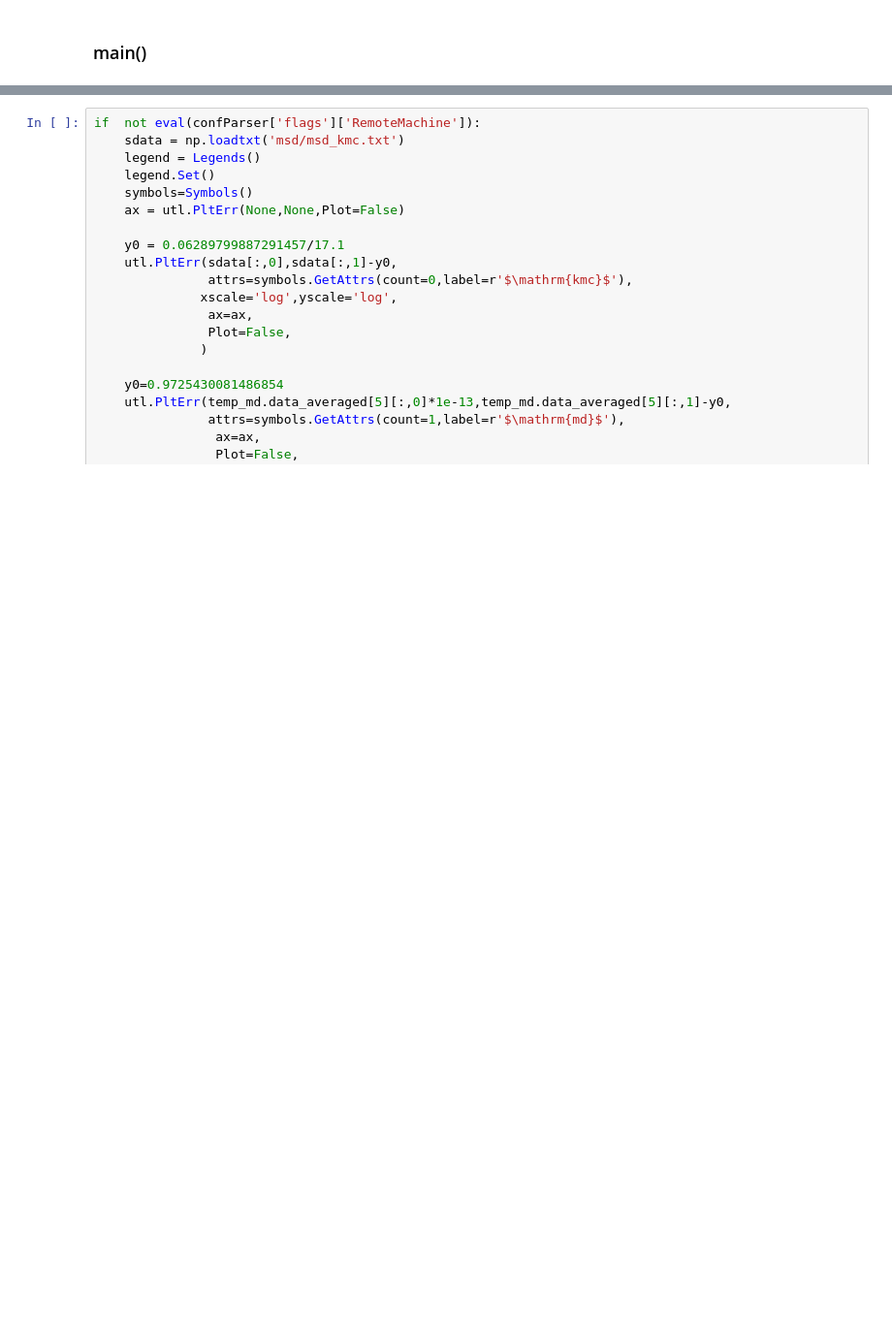
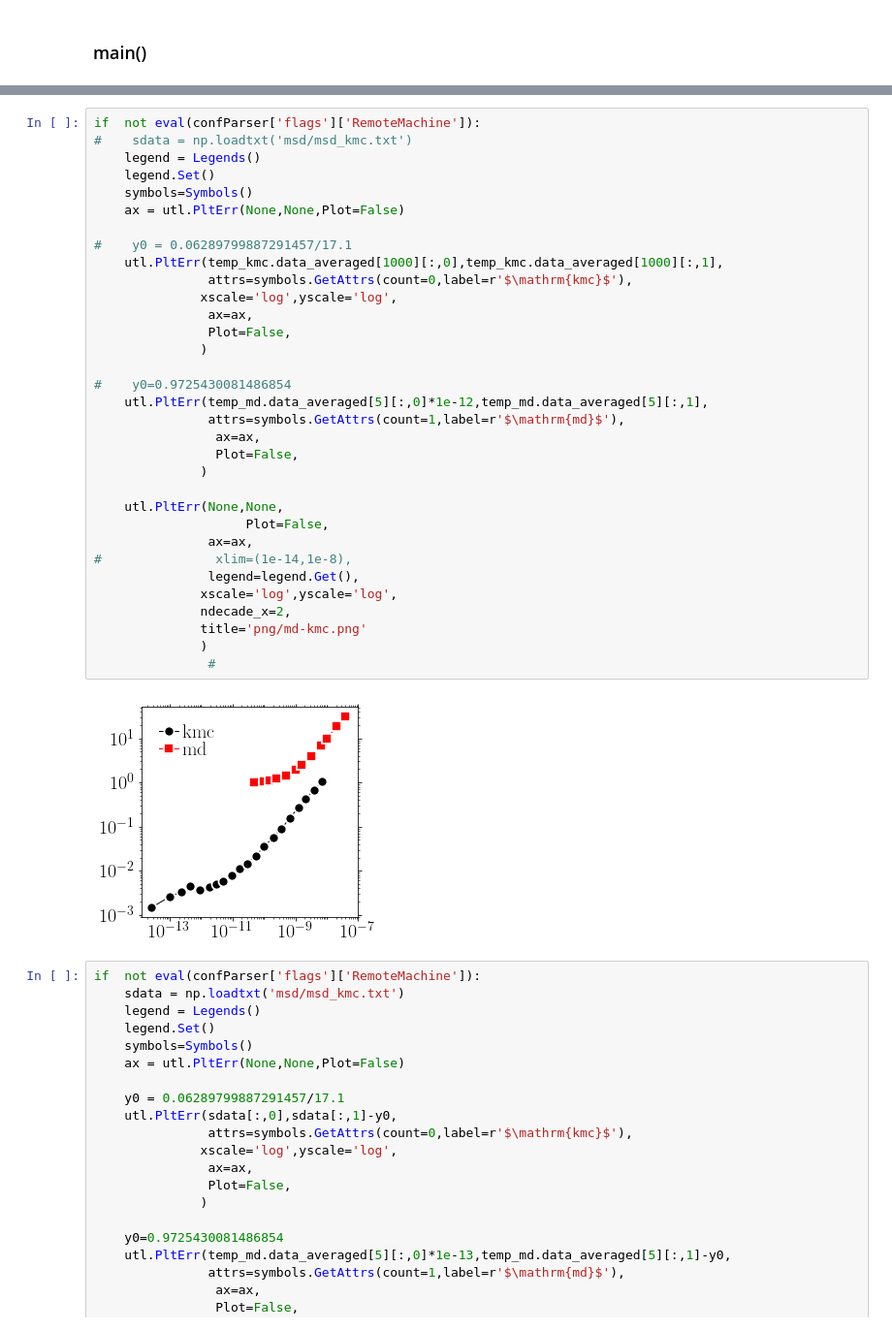
Before and after one commit to kkarimi62/vacancyDiffusion, a Jupyter notebook: postproc/test.ipynb, the cells around one changed output, grey strips where cells are left out. Shown at 97% size. Cells and saved outputs as stored; diff of their text form; blank space fills up the shorter version.

```diff
--- a/postproc/test.ipynb
+++ b/postproc/test.ipynb
@@ -1358,3 +1440,38 @@ Temp=5,tau=980.9568444635156
+# %%
+if  not eval(confParser['flags']['RemoteMachine']):
+#    sdata = np.loadtxt('msd/msd_kmc.txt')
+    legend = Legends()
+    legend.Set()
+    symbols=Symbols()
+    ax = utl.PltErr(None,None,Plot=False)
+
+#    y0 = 0.06289799887291457/17.1
+    utl.PltErr(temp_kmc.data_averaged[1000][:,0],temp_kmc.data_averaged[1000][:,1],
+               attrs=symbols.GetAttrs(count=0,label=r'$\mathrm{kmc}$'),
+              xscale='log',yscale='log',
+               ax=ax,
+               Plot=False,
+              )
+
+#    y0=0.9725430081486854
+    utl.PltErr(temp_md.data_averaged[5][:,0]*1e-12,temp_md.data_averaged[5][:,1],
+               attrs=symbols.GetAttrs(count=1,label=r'$\mathrm{md}$'),
+                ax=ax,
+                Plot=False,
+              )
+
+    utl.PltErr(None,None,
+                    Plot=False,
+               ax=ax,
+#               xlim=(1e-14,1e-8),
+               legend=legend.Get(),
+              xscale='log',yscale='log',
+              ndecade_x=2,
+              title='png/md-kmc.png'
+              )
+               #
+# %% [output]
+[figure, added]
 # %%
 if  not eval(confParser['flags']['RemoteMachine']):
     sdata = np.loadtxt('msd/msd_kmc.txt')
```
Also changed, not shown: parts of 4 cells of this notebook, 1 other file.
